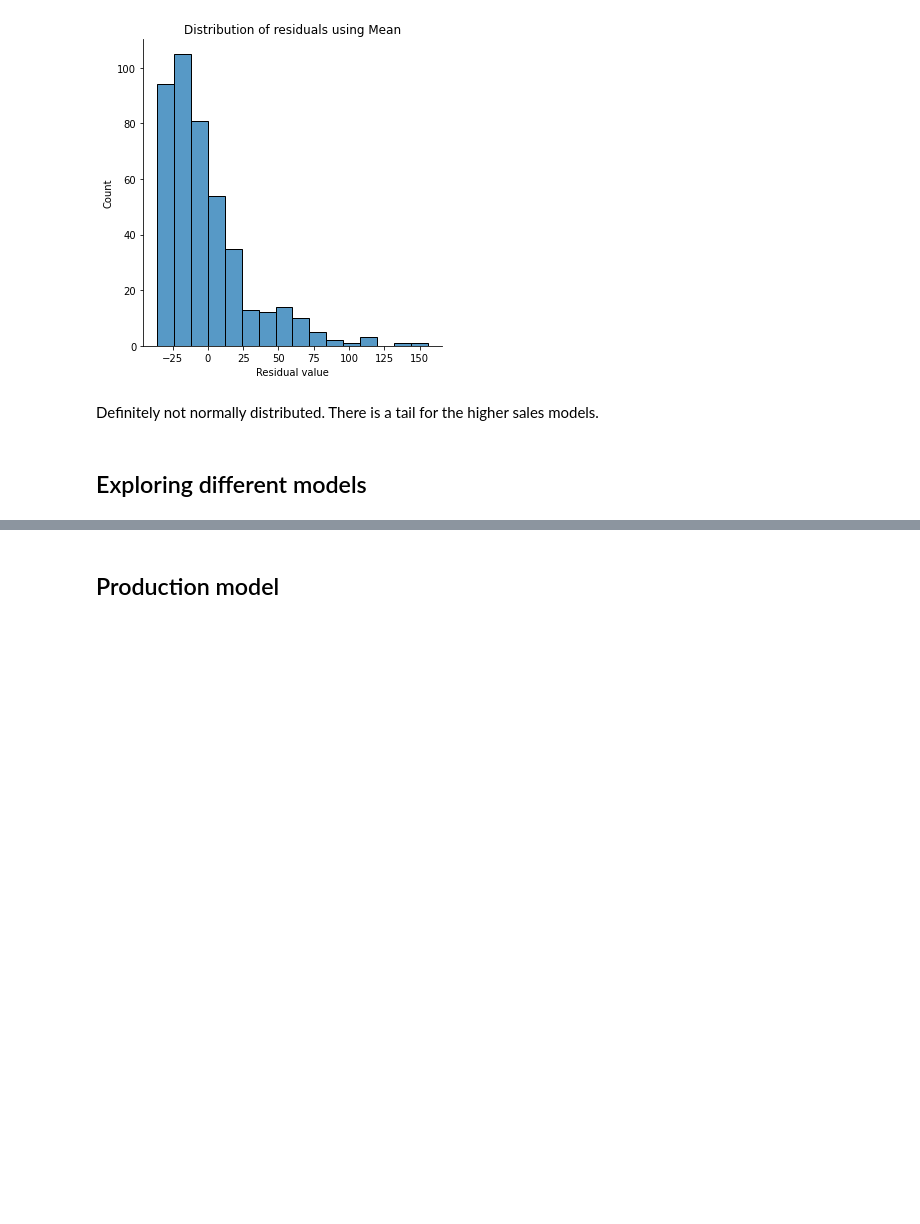
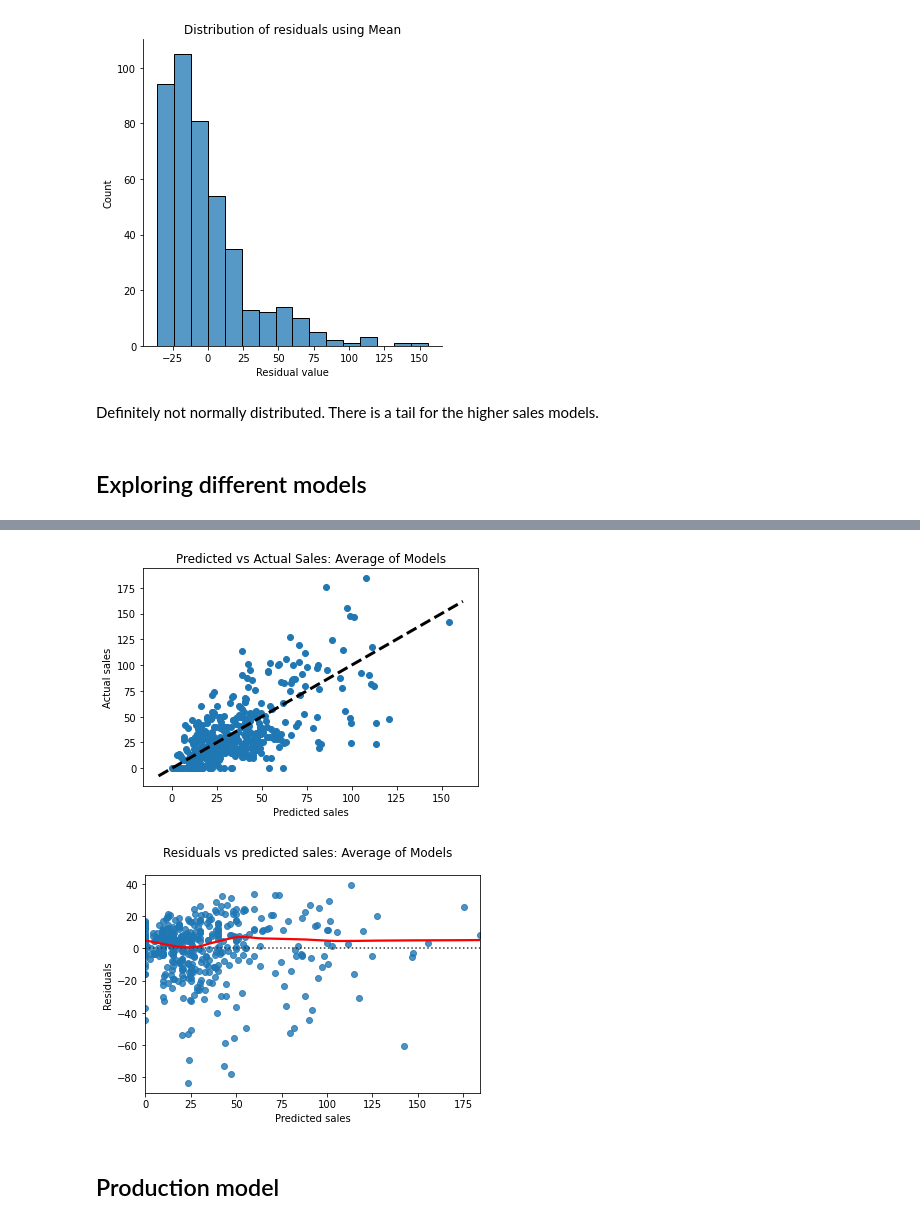
Before and after one commit to vmorenocosta/project-capstone-watch-sales, a Jupyter notebook: code/05_Regression_Predict_Sales.ipynb, the cells around one changed output, grey strips where cells are left out. Drawn from its saved outputs; the diff is of its cells as text; code cells hidden in the pictures; blank space fills up the shorter version.

```diff
--- a/code/05_Regression_Predict_Sales.ipynb
+++ b/code/05_Regression_Predict_Sales.ipynb
@@ -301,4 +233,7 @@ mean_squared_error(y_test,df_preds['avg'],squared=False)
 # %%
-plot_preds(y_test,df_preds['avg'],'Average of Models')
+plot_preds(df_preds['y_test'],df_preds['avg'],'Average of Models')
+# %% [output]
+[figure, added]
+[figure, added]
 # %% [markdown]
 ## Production model
```
Also changed, not shown: parts of 34 cells of this notebook, 14 other files.
